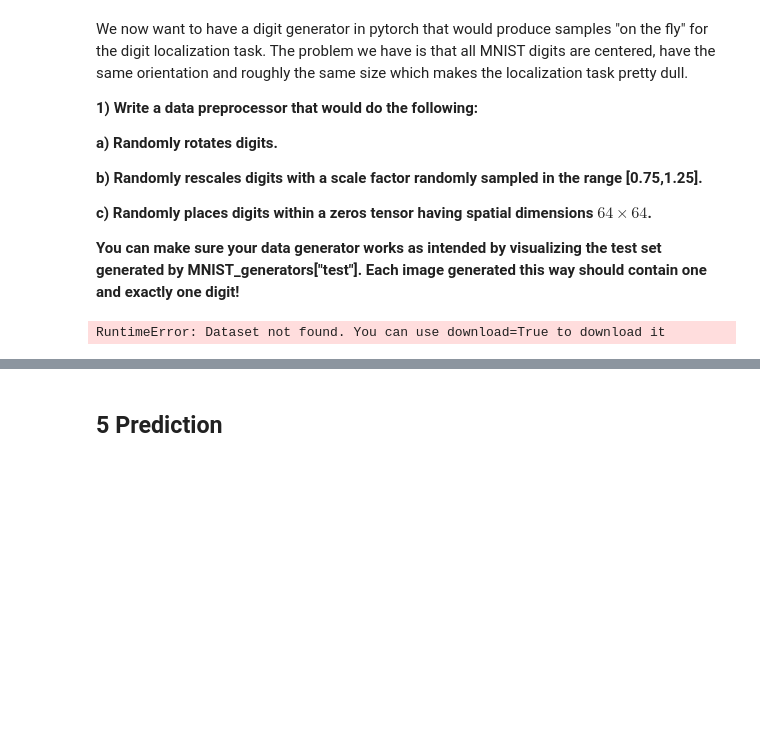
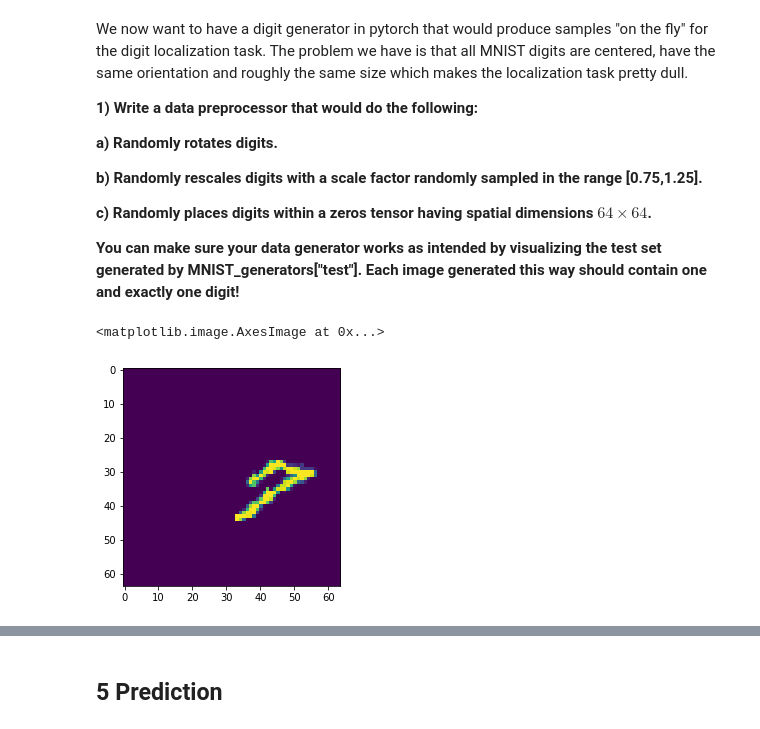
Before and after one commit to ErikHys/INF265, a Jupyter notebook: Weekly's/INF265_Weeks_12_13.ipynb, the cells around one changed output, grey strips where cells are left out. Drawn from its saved outputs; the diff is of its cells as text; code cells hidden in the pictures; blank space fills up the shorter version.

```diff
--- a/Weekly's/INF265_Weeks_12_13.ipynb
+++ b/Weekly's/INF265_Weeks_12_13.ipynb
@@ -266,9 +288,15 @@ Fourth image, fourth window = [3][0..len(classes)][1][1]
 
 In this second section we aim to implement from scratch our custom digit localization algorithm. We will use the MNIST dataset as a backbone:
 # %%
+datasets.MNIST.resources = [
+            ('https://ossci-datasets.s3.amazonaws.com/mnist/train-images-idx3-ubyte.gz', 'f68b3c2dcbeaaa9fbdd348bbdeb94873'),
+            ('https://ossci-datasets.s3.amazonaws.com/mnist/train-labels-idx1-ubyte.gz', 'd53e105ee54ea40749a09fcbcd1e9432'),
+            ('https://ossci-datasets.s3.amazonaws.com/mnist/t10k-images-idx3-ubyte.gz', '9fb629c4189551a2d022fa330f9573f3'),
+            ('https://ossci-datasets.s3.amazonaws.com/mnist/t10k-labels-idx1-ubyte.gz', 'ec29112dd5afa0611ce80d1b7f02629c')
+        ]
 def load_MNIST(MNIST_path, preprocessor, num_workers):
-    train_dataset = datasets.MNIST(MNIST_path, train=True, transform=preprocessor)
-    val_test_dataset = datasets.MNIST(MNIST_path, train=False, transform=preprocessor)
+    train_dataset = datasets.MNIST(MNIST_path, train=True, download=True, transform=preprocessor)
+    val_test_dataset = datasets.MNIST(MNIST_path, train=False, download=True, transform=preprocessor)
     n_val_test = len(val_test_dataset.targets)
     # The test set will only contain 30 images, perfect for visualization purpose:
     val_dataset, test_dataset = torch.utils.data.random_split(val_test_dataset, [n_val_test-30, 30])
@@ -300,13 +328,31 @@ We now want to have a digit generator in pytorch that would produce samples "on
 **c) Randomly places digits within a zeros tensor having spatial dimensions $64\times 64$.**
 
 **You can make sure your data generator works as intended by visualizing the test set generated by MNIST_generators["test"]. Each image generated this way should contain one and exactly one digit!**
-# %%
-MNIST_path = '../Data/MNIST'
-preprocessor = []
-num_workers = 2
-MNIST_datasets, MNIST_generators = load_MNIST(MNIST_path, preprocessor, num_workers)
-# %% [output]
-RuntimeError: Dataset not found. You can use download=True to download it
+# %%
+import random
+random.seed(12)
+
+def padRandom(image):
+    x_rand_pad = random.randrange(64 - image.size[0])
+    y_rand_pad = random.randrange(64 - image.size[1])
+    image = transforms.functional.pad(image, [x_rand_pad, y_rand_pad, 64-image.size[0]-x_rand_pad, 64-image.size[1]-y_rand_pad])
+    return image
+
+MNIST_path = '../Data/'
+preprocessor = transforms.Compose(
+                [transforms.Lambda(padRandom),
+                 transforms.RandomRotation(90),
+                 transforms.ToTensor()]
+                )
+num_workers = 0
+MNIST_datasets, MNIST_generators = load_MNIST(MNIST_path, preprocessor, num_workers)
+elem = next(iter(MNIST_generators["test"]))
+# %%
+
+plt.imshow(elem[0][4].permute(1, 2, 0))
+# %% [output]
+<matplotlib.image.AxesImage at 0x...>
+[figure, added]
 # %% [markdown]
 ## 2 Convolutional sliding window
 
```
Also changed, not shown: parts of 8 cells of this notebook.
